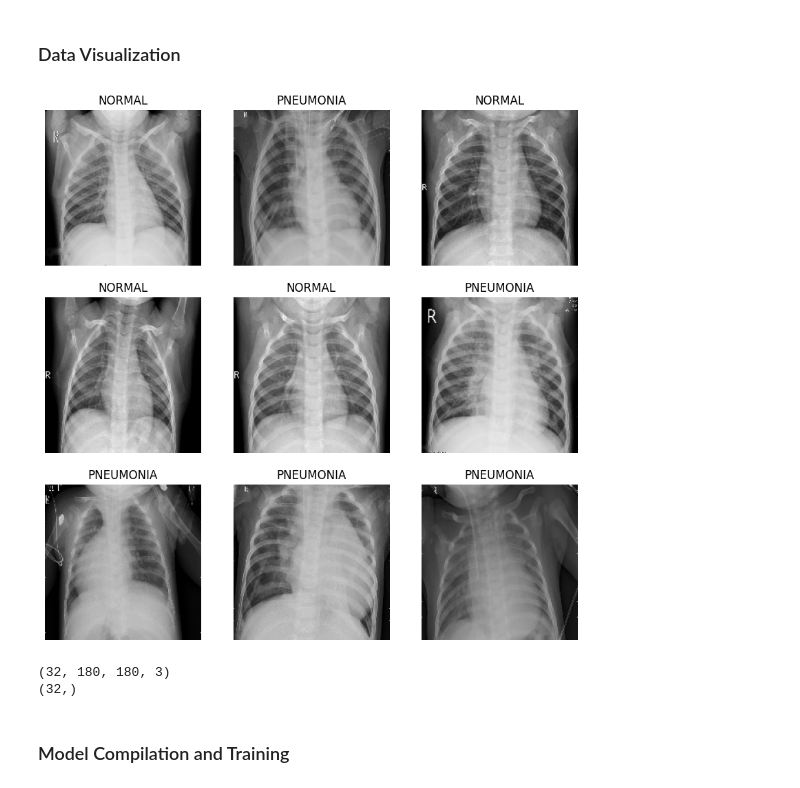
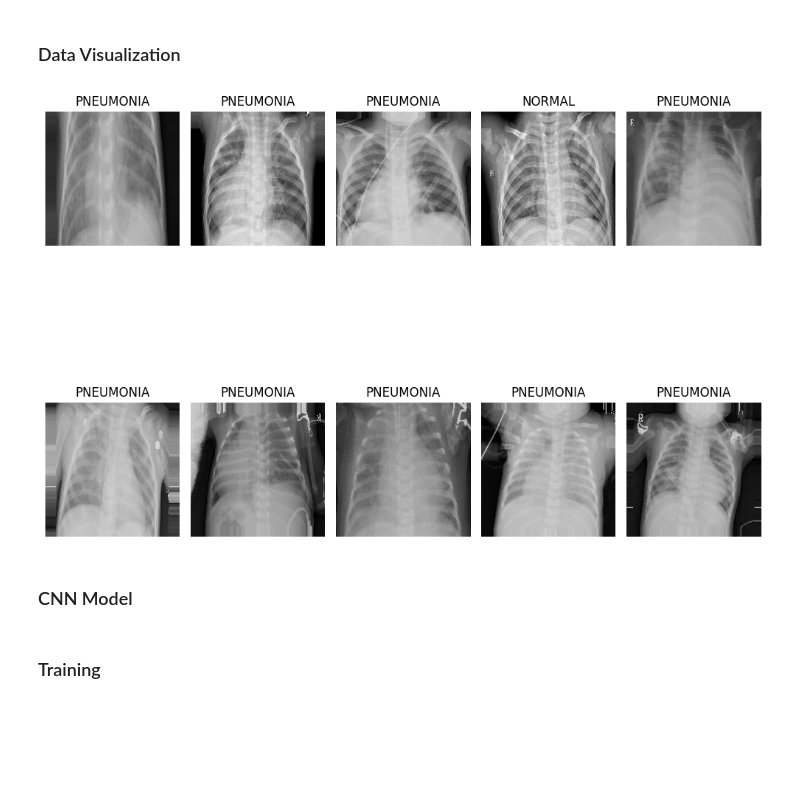
Before and after one commit to Sakib62/Machine-Learning-Assignments, a Jupyter notebook: Final Assignment/CNN.ipynb, the cells around one changed output. Saved outputs shown, nothing was run; the diff lists cells and outputs as text; code cells hidden in the pictures; blank space fills up the shorter version.

```diff
--- a/Final Assignment/CNN.ipynb
+++ b/Final Assignment/CNN.ipynb
@@ -38,0 +23,18 @@ Found 624 files belonging to 2 classes.
+# %%
+train_dir = 'pneumonia/train'
+test_dir = 'pneumonia/test'
+val_dir = 'pneumonia/val'
+
+img_size = (180, 180)
+batch_size = 32
+epochs = 8
+
+train_datagen = ImageDataGenerator(
+    rescale=1./255,
+    shear_range=0.2,
+    zoom_range=0.2,
+    horizontal_flip=True
+)
+
+test_datagen = ImageDataGenerator(rescale=1./255)
+val_datagen = ImageDataGenerator(rescale=1./255)
@@ -39,20 +68,2 @@ Found 624 files belonging to 2 classes.
 # %% [markdown]
 ### Data Visualization
-# %%
-plt.figure(figsize=(10, 10))
-for images, labels in train_ds.take(1):
-    for i in range(9):
-        ax = plt.subplot(3, 3, i + 1)
-        plt.imshow(images[i].numpy().astype("uint8"))
-        plt.title(class_names[labels[i]])
-        plt.axis("off")
-# %% [output]
-[figure, removed]
-# %%
-for image_batch, labels_batch in train_ds:
-    print(image_batch.shape)
-    print(labels_batch.shape)
-    break
-# %% [output]
-(32, 180, 180, 3)
-(32,)
@@ -92,0 +70,23 @@ model = tf.keras.Sequential([
+# %%
+import matplotlib.pyplot as plt
+import numpy as np
+plt.figure(figsize=(10, 10))
+
+for i in range(10):
+    X_batch, Y_batch = next(train_generator)
+
+    image = X_batch[0]
+
+    label = 'NORMAL' if Y_batch[0] == 0 else 'PNEUMONIA'
+
+    plt.subplot(2, 5, i+1)
+    plt.title(label)
+    plt.axis('off')
+    plt.imshow(np.squeeze(image), cmap='gray', interpolation='nearest')
+
+plt.tight_layout()
+plt.show()
+# %% [output]
+[figure, added]
+# %% [markdown]
+### CNN Model
@@ -93,2 +112,2 @@ model = tf.keras.Sequential([
 # %% [markdown]
-### Model Compilation and Training
+### Training
```
Also changed, not shown: parts of 29 cells of this notebook.
